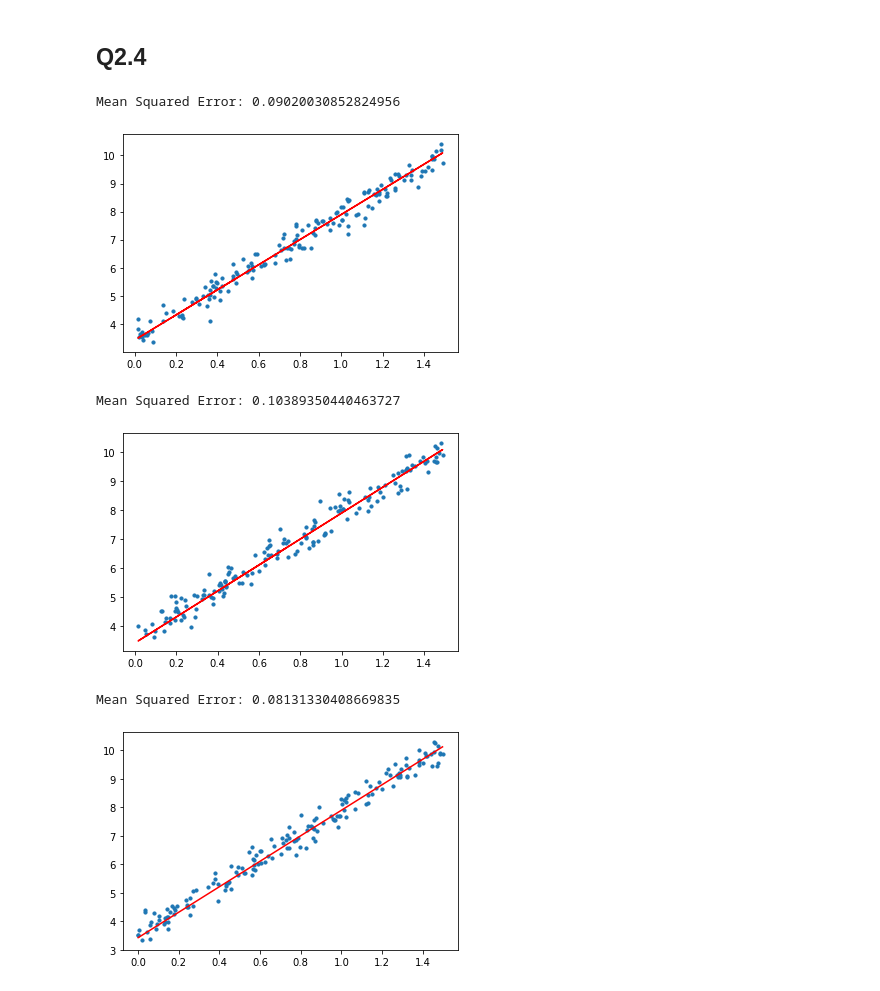
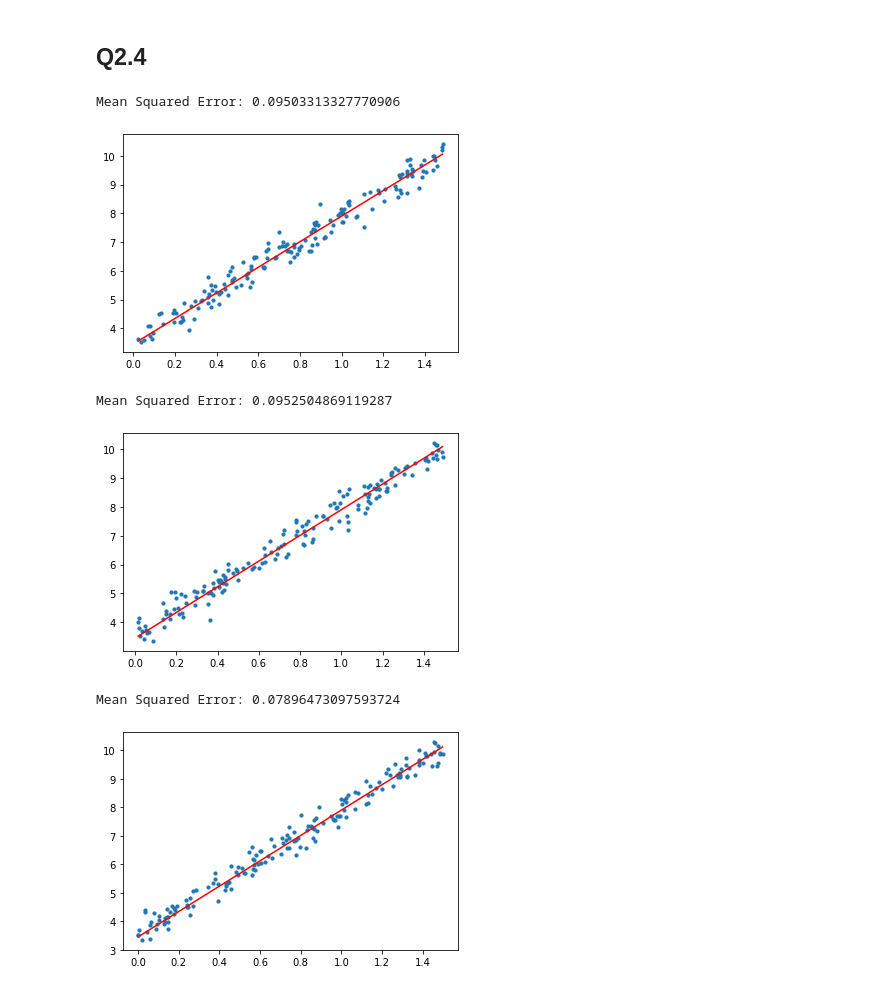
Before and after one commit to yuhehao/CS182_hw, a Jupyter notebook: cs182_hw2/coding/hw2_coding.ipynb, the cells around one changed output. Drawn from its saved outputs; the diff is of its cells as text; code cells hidden in the pictures.

```diff
--- a/cs182_hw2/coding/hw2_coding.ipynb
+++ b/cs182_hw2/coding/hw2_coding.ipynb
@@ -391,73 +381,57 @@ import random
 ### YOUR CODE HERE - Implement gradient decent
 ## preparation
 e = 1e-8
 alpha = 1e-4
-def divide_data(train2,valid2,test2):
-    train2_x = np.array(train2[0])
-    train2_y = np.array(train2[1])
-    valid2_x = np.array(valid2[0])
-    valid2_y = np.array(valid2[1])
-    test2_x = np.array(test2[0])
-    test2_y = np.array(test2[1])
-    return train2_x, train2_y, valid2_x, valid2_y, test2_x, test2_y
-def compute_b(train2_y):
-    b = np.mean(train2_y)/2
-    return b
-def Mse(x,y,m,b):
+train2_x = np.array(train2[0])
+train2_y = np.array(train2[1])
+valid2_x = np.array(valid2[0])
+valid2_y = np.array(valid2[1])
+test2_x = np.array(test2[0])
+test2_y = np.array(test2[1])
+
+b = np.mean(train2_y)/2
+def Mse(x,y,m):
     add = 0.0
     for i in range(len(x)):
         add += (y[i]-m*x[i]-b)**2
     return add/len(x)
-def dj(x,y,m,b):
+def dj(x,y,m):
     add = 0.0
     for i in range(len(x)):
         add += (-2)*(y[i]-m*x[i]-b)*(x[i])
     return add/len(x)
 ##
-list_m =[]
-list_b =[]
-N = 400
-i = 0
+m = 10*random.random()#4.45
+
 while True:
-    m = 10*random.random()#4.45
-    train2_x, train2_y, valid2_x, valid2_y, test2_x, test2_y = divide_data(train2,valid2,test2)
-    b = compute_b(train2_y)
-    list_b.append(b)
-    while True:
-        last = m
-        m = m - alpha*dj(train2_x,train2_y,m,b)
-        # print(m)
-        if (np.abs(Mse(train2_x,train2_y,last,b)-Mse(train2_x,train2_y,m,b)) < e):
-            break
-    list_m.append(m)
-    train2,valid2 = resplit(train2,valid2)
-    i += 1
-    if (i > N):
+    last = m
+    m = m - alpha*dj(train2_x,train2_y,m)
+    # print(m)
+    if (np.abs(Mse(train2_x,train2_y,last)-Mse(train2_x,train2_y,m)) < e):
         break
-m = np.mean(list_m)
-b = np.mean(list_b)
-### YOUR CODE HERE - Calculate the mean squared error on both training set and valid set and plot the results.
-print("Mean Squared Error: {}".format(Mse(train2_x,train2_y,m,b)))
+
+### YOUR CODE HERE - Calculate the mean squared error on both training and validation set and plot the results.
+print("Mean Squared Error: {}".format(Mse(train2_x,train2_y,m)))
 pred_train_y_2 = train2_x*m+b
 plt.scatter(train2_x, train2_y, s=10)
 plt.plot(train2_x, pred_train_y_2, color='r')
 plt.show()
-print("Mean Squared Error: {}".format(Mse(valid2_x,valid2_y,m,b)))
+print("Mean Squared Error: {}".format(Mse(valid2_x,valid2_y,m)))
 pred_valid_y_2 = valid2_x*m+b
 plt.scatter(valid2_x, valid2_y, s=10)
 plt.plot(valid2_x, pred_valid_y_2, color='r')
 plt.show()
 
 ### YOUR CODE HERE - Calculate the mean squared error on testing set and plot the results.
-print("Mean Squared Error: {}".format(Mse(test2_x,test2_y,m,b)))
+print("Mean Squared Error: {}".format(Mse(test2_x,test2_y,m)))
 pred_test_y_2 = test2_x*m+b
 plt.scatter(test2_x, test2_y, s=10)
 plt.plot(test2_x, pred_test_y_2, color='r')
 plt.show()
 # %% [output]
-Mean Squared Error: 0.09020030852824956
+Mean Squared Error: 0.09503313327770906
-[figure, old version]
+[figure, new version]
-Mean Squared Error: 0.10389350440463727
+Mean Squared Error: 0.0952504869119287
-[figure, old version]
+[figure, new version]
-Mean Squared Error: 0.08131330408669835
+Mean Squared Error: 0.07896473097593724
 [figure]
```
Also changed, not shown: parts of 1 cell of this notebook, 1 other file.
